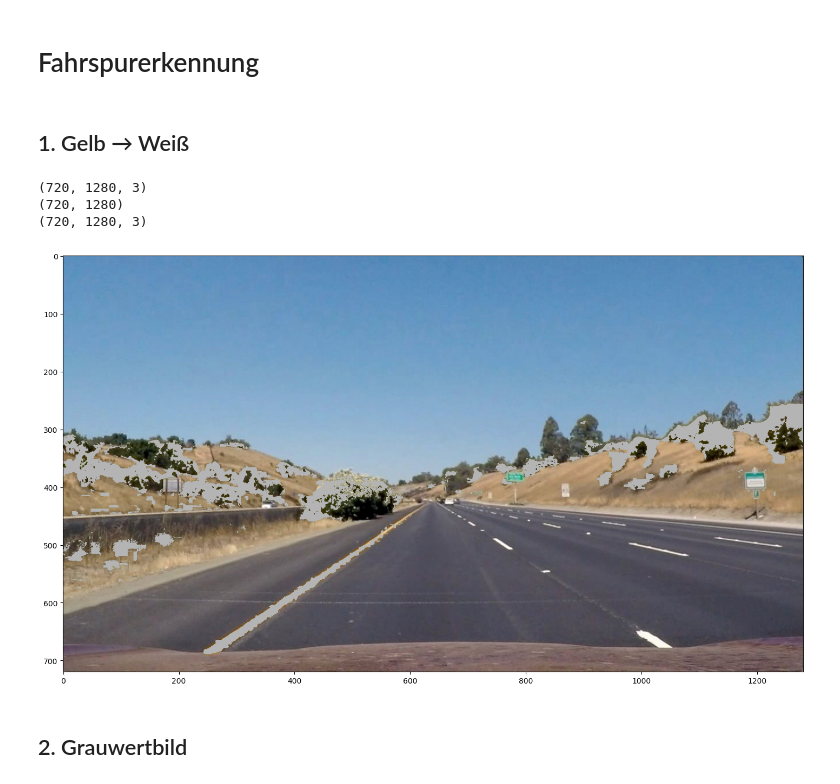
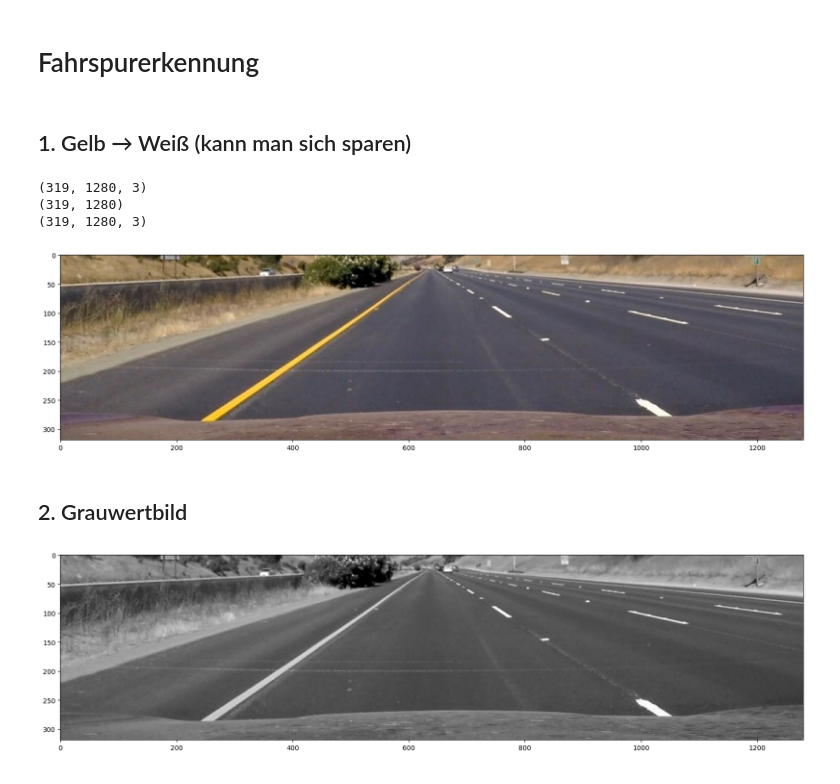
Before and after one commit to Ben-schlch/conventional_lane_detection, a Jupyter notebook: Projekt_Spurerkennung_v2.ipynb, the cells around one changed output. Drawn from its saved outputs; the diff is of its cells as text; code cells hidden in the pictures.

```diff
--- a/Projekt_Spurerkennung_v2.ipynb
+++ b/Projekt_Spurerkennung_v2.ipynb
@@ -5,27 +5,36 @@ import cv2 as cv
 import numpy as np
 import matplotlib.pyplot as plt
 # %% [markdown]
-## 1. Gelb → Weiß
+## 1. Gelb → Weiß (kann man sich sparen)
 # %%
 img = cv.imread("images/image001.jpg", cv.IMREAD_COLOR)
+img = img[400:-1]
 img = cv.cvtColor(img, cv.COLOR_BGR2HSV)
 yellow_low = (20, 75 , 75)
 yellow_high = (40, 255, 255)
 print(img.shape)
 img_yellow = cv.inRange(img, yellow_low, yellow_high)
 print(img_yellow.shape)
 img_f = img.copy()
-img_f[np.where(img_yellow > 0)] = (0, 0, 180)
+# img_f[np.where(img_yellow > 0)] = (0, 0, 180)
 img_f = cv.cvtColor(img_f, cv.COLOR_HSV2RGB)
 print(img_f.shape)
 
 plt.figure(figsize=(20,10))
 plt.imshow(img_f)
 plt.show()
 # %% [output]
-(720, 1280, 3)
-(720, 1280)
-(720, 1280, 3)
+(319, 1280, 3)
+(319, 1280)
+(319, 1280, 3)
-[figure, old version]
+[figure, new version]
 # %% [markdown]
 ## 2. Grauwertbild
+# %%
+img_gray = cv.cvtColor(img_f, cv.COLOR_RGB2GRAY)
+
+plt.figure(figsize=(20,10))
+plt.imshow(img_gray, cmap='gray')
+plt.show()
+# %% [output]
+[figure, added]
```
Also changed, not shown: parts of 4 cells of this notebook.
